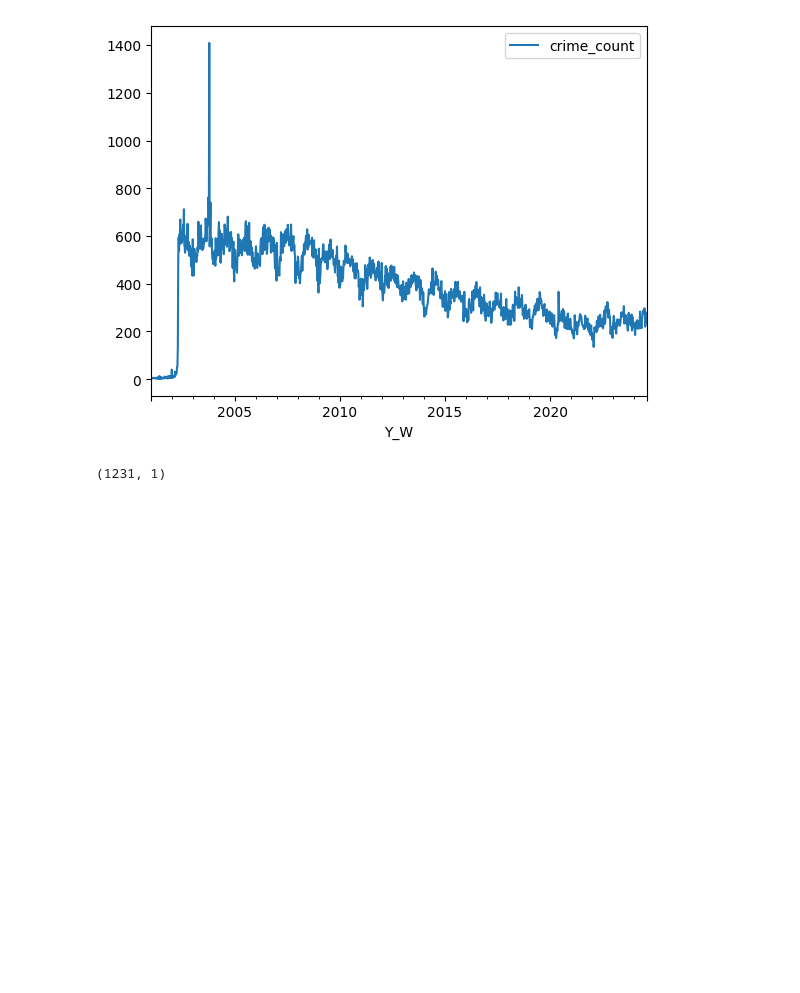
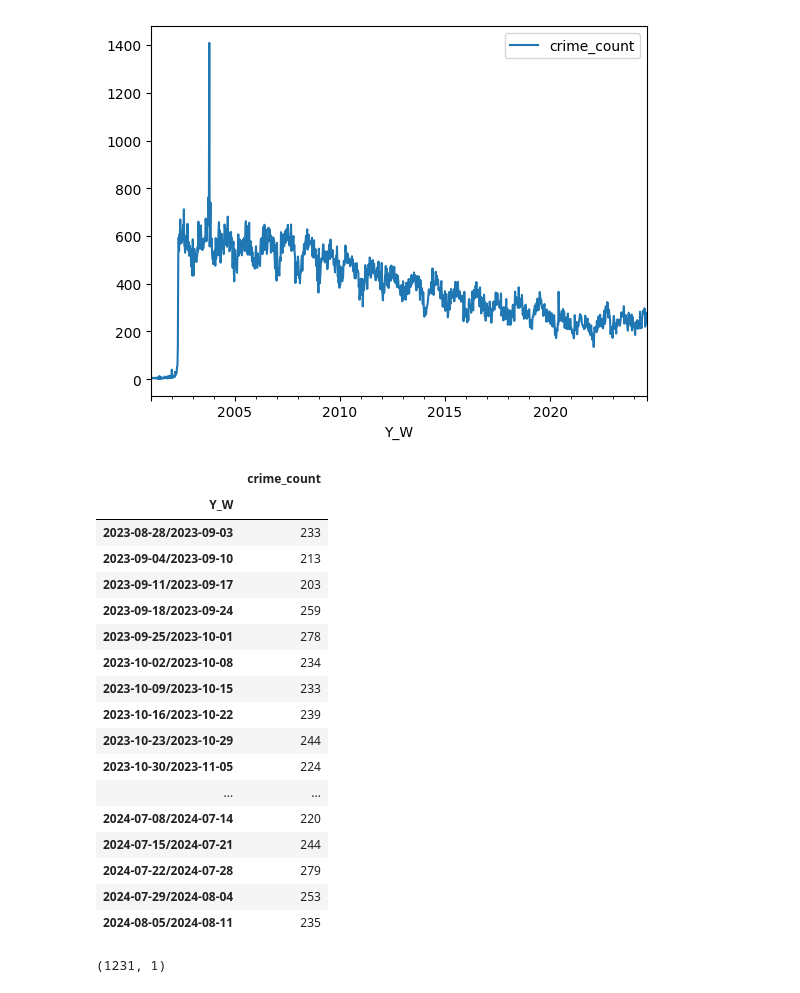
Before and after one commit to jonfoong/LW_chicago_crime_pred, a Jupyter notebook: notebooks/marko/RNN_model.ipynb, the cells around one changed output. Cells and saved outputs as stored; diff of their text form; code cells hidden in the pictures; blank space fills up the shorter version.

```diff
--- a/notebooks/marko/RNN_model.ipynb
+++ b/notebooks/marko/RNN_model.ipynb
@@ -181,6 +181,27 @@ ca25weekly_df=df_25.groupby("Y_W").count().rename(columns={"ID" : "crime_count"
 ca25weekly_df.plot();
 # %% [output]
 [figure]
+# %%
+ca25weekly_df.tail(50)
+# %% [output]
+|  | crime_count |
+| Y_W |  |
+| 2023-08-28/2023-09-03 | 233 |
+| 2023-09-04/2023-09-10 | 213 |
+| 2023-09-11/2023-09-17 | 203 |
+| 2023-09-18/2023-09-24 | 259 |
+| 2023-09-25/2023-10-01 | 278 |
+| 2023-10-02/2023-10-08 | 234 |
+| 2023-10-09/2023-10-15 | 233 |
+| 2023-10-16/2023-10-22 | 239 |
+| 2023-10-23/2023-10-29 | 244 |
+| 2023-10-30/2023-11-05 | 224 |
+| ... | ... |
+| 2024-07-08/2024-07-14 | 220 |
+| 2024-07-15/2024-07-21 | 244 |
+| 2024-07-22/2024-07-28 | 279 |
+| 2024-07-29/2024-08-04 | 253 |
+| 2024-08-05/2024-08-11 | 235 |
 # %%
 ca25weekly_df.shape
 # %% [output]
```
Also changed, not shown: parts of 15 cells of this notebook, 3 other files.
